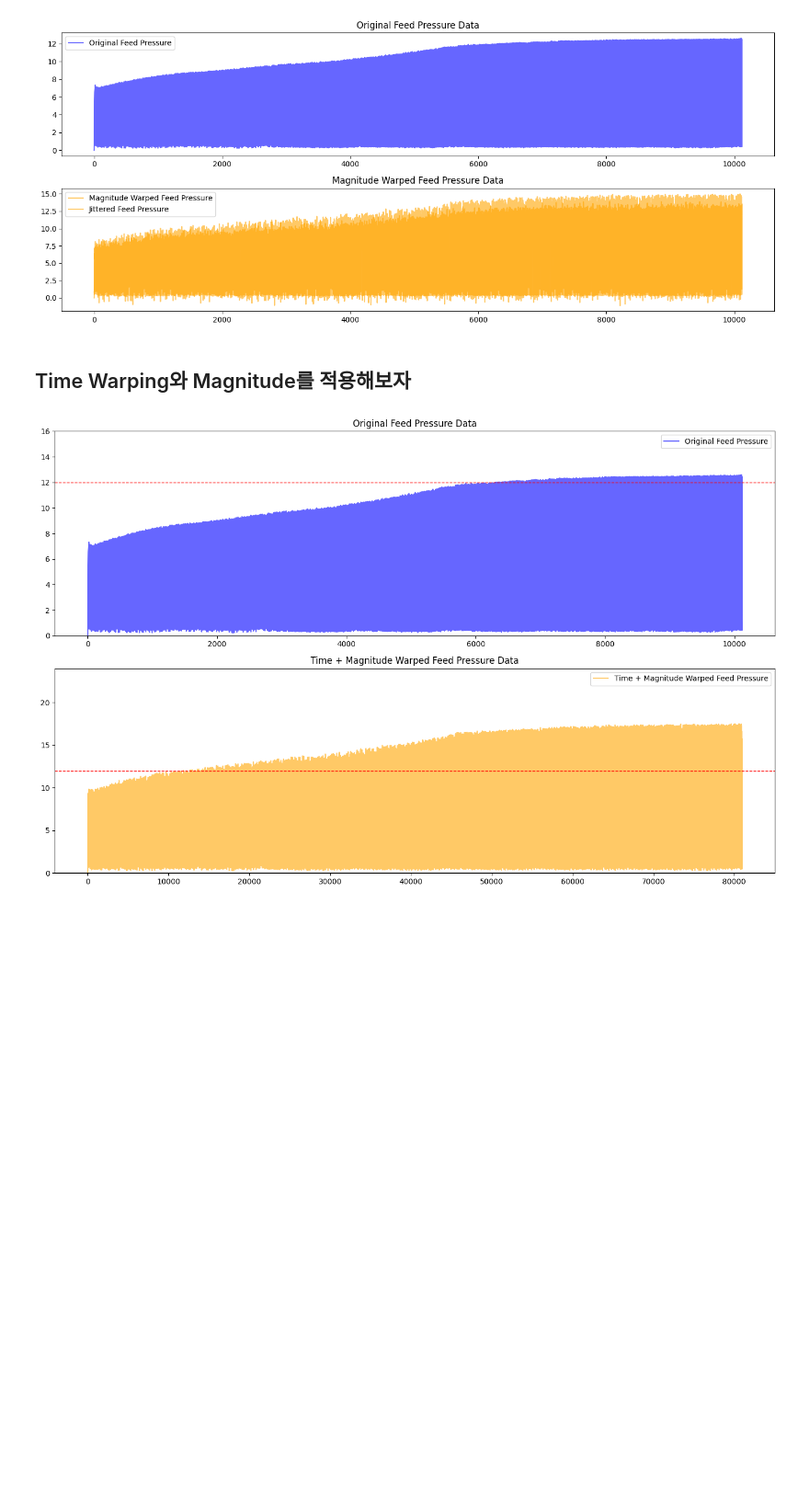
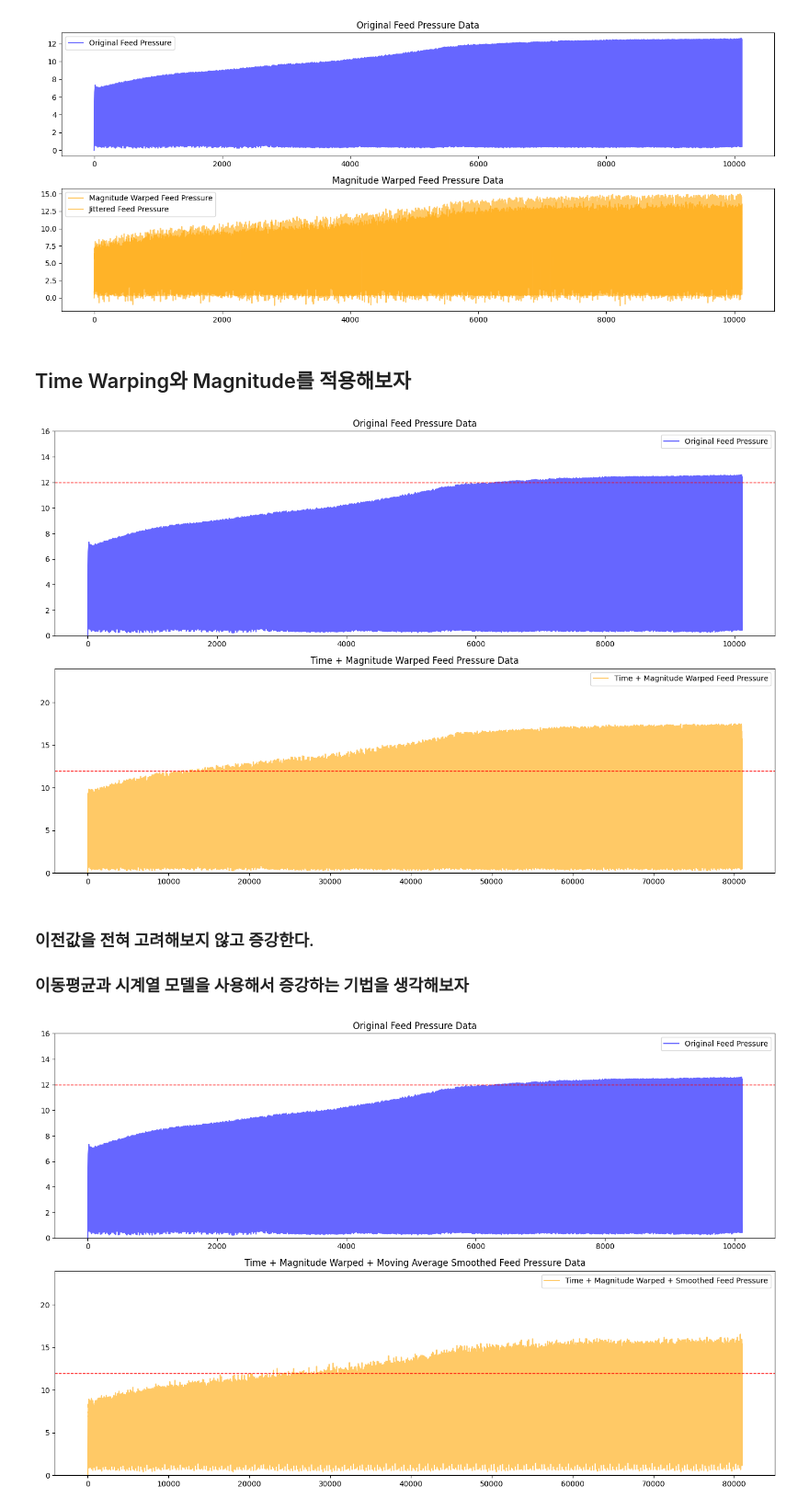
Before and after one commit to AquaMarine-AI/ProjectAW, a Jupyter notebook: time&Magnitude_Warping.ipynb, the cells around one changed output. Shown at 92% size. Saved outputs shown, nothing was run; the diff lists cells and outputs as text; code cells hidden in the pictures; blank space fills up the shorter version.

Commit message:
moving average 추가

```diff
--- a/time&Magnitude_Warping.ipynb
+++ b/time&Magnitude_Warping.ipynb
@@ -407,3 +405,76 @@ plt.tight_layout()
 plt.show()
 # %% [output]
 [figure]
+# %% [markdown]
+### 이전값을 전혀 고려해보지 않고 증강한다.
+### 이동평균과 시계열 모델을 사용해서 증강하는 기법을 생각해보자
+# %%
+# 1. 시각화를 위한 설정
+%matplotlib inline
+
+# 2. CSV 파일에서 데이터 로드
+file_name = '/content/drive/MyDrive/종설프1_5팀/최신_데이터/통합운전데이터.rev01.csv'
+df = pd.read_csv(file_name, encoding='CP949')
+
+# 3. 압력 변수 'RO유입 압력(bar)' 열 선택 (압력 변수만 사용)
+df = df[['RO유입 압력(bar)']]
+df.columns = ['feed_pressure']  # 열 이름을 사용하기 쉽게 변경
+
+# Time Warping 적용 함수 정의
+def time_warping(df, warp_factor=2.0):
+    original_index = np.arange(df.shape[0])
+    warped_index = np.linspace(0, df.shape[0]-1, int(df.shape[0] * warp_factor))
+
+    interpolated_feed_pressure = interp1d(original_index, df['feed_pressure'], kind='linear', fill_value="extrapolate")(warped_index)
+
+    # Time Warping 결과를 새로운 데이터프레임으로 반환
+    warped_df = pd.DataFrame(interpolated_feed_pressure, columns=['feed_pressure'])
+    return warped_df
+
+# Magnitude Warping 적용 함수 정의
+def magnitude_warping(df, factor_range=(0.8, 1.2)):
+    factor = np.random.uniform(factor_range[0], factor_range[1], df.shape[0])
+    warped_df = df.copy()
+    warped_df['feed_pressure'] *= factor  # 각 구간마다 진폭 변형
+    return warped_df
+
+# 이동 평균(Moving Average) 적용 함수 정의
+def apply_moving_average(df, window_size=5):
+    df_smoothed = df.copy()
+    df_smoothed['feed_pressure'] = df_smoothed['feed_pressure'].rolling(window=window_size, min_periods=1).mean()
+    return df_smoothed
+
+# Time Warping과 Magnitude Warping을 함께 적용하는 함수 정의
+def time_and_magnitude_warping(df, warp_factor=1.2, factor_range=(1.0, 1.3), window_size=5):
+    df_time_warped = time_warping(df, warp_factor=warp_factor)
+    df_time_magnitude_warped = magnitude_warping(df_time_warped, factor_range=factor_range)
+    df_time_magnitude_warped_smoothed = apply_moving_average(df_time_magnitude_warped, window_size=window_size)
+
+    return df_time_magnitude_warped_smoothed
+
+# Time + Magnitude Warping + Moving Average 적용
+df_time_magnitude_warped_smoothed = time_and_magnitude_warping(df, warp_factor=8.0, factor_range=(1.0, 1.4), window_size=10)
+
+# 원본 데이터와 Time + Magnitude Warping + Moving Average 적용 데이터 시각화
+plt.figure(figsize=(14, 9))
+
+# 원본 데이터 그래프
+plt.subplot(2, 1, 1)
+plt.plot(df['feed_pressure'], label='Original Feed Pressure', color='blue', alpha=0.6)
+plt.title('Original Feed Pressure Data')
+plt.axhline(y=12, color='red', linestyle='--', linewidth=1)
+plt.legend()
+plt.ylim(0, 16)
+
+# Time + Magnitude Warping + Moving Average 적용 데이터 그래프
+plt.subplot(2, 1, 2)
+plt.plot(df_time_magnitude_warped_smoothed['feed_pressure'], label='Time + Magnitude Warped + Smoothed Feed Pressure', color='orange', alpha=0.6)
+plt.title('Time + Magnitude Warped + Moving Average Smoothed Feed Pressure Data')
+plt.axhline(y=12, color='red', linestyle='--', linewidth=1)
+plt.legend()
+plt.ylim(0, 24)
+
+plt.tight_layout()
+plt.show()
+# %% [output]
+[figure, added]
```
Also changed, not shown: parts of 5 cells of this notebook.
